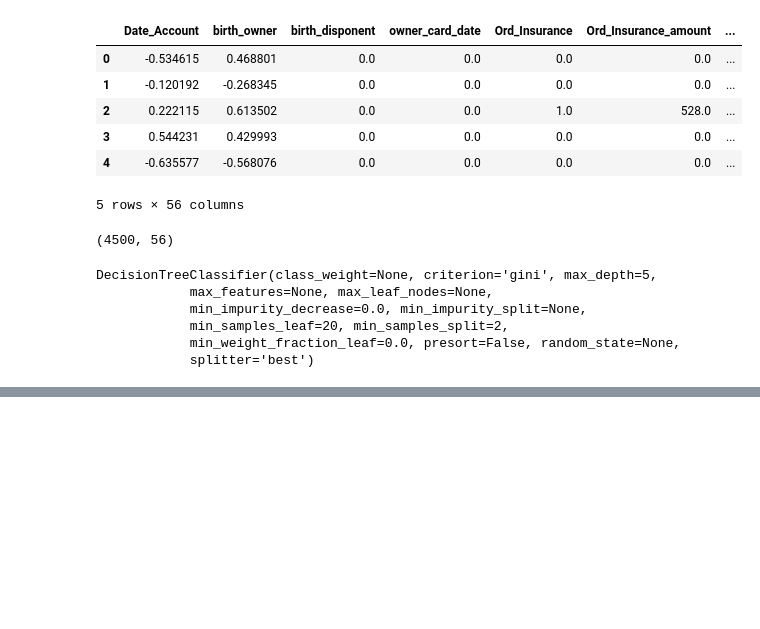
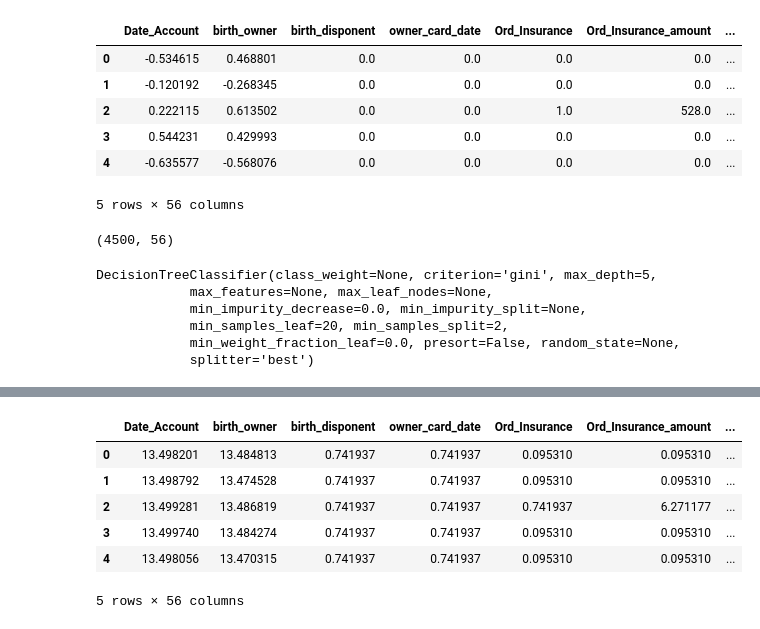
Before and after one commit to osmaac/master-data-science, a Jupyter notebook: Tenencia del producto préstamo-Copy1.ipynb, the cells around one changed output, grey strips where cells are left out. Cells and saved outputs as stored; diff of their text form; code cells hidden in the pictures; blank space fills up the shorter version.

```diff
--- a/Tenencia del producto préstamo-Copy1.ipynb
+++ b/Tenencia del producto préstamo-Copy1.ipynb
@@ -859,0 +1136,14 @@ tn: 738  fp: 19  fn: 108  tp: 35
+# %%
+#Creamos un DataFrame a partir del DataFrame X3 (una vez eliminadas las 3 variables que conteníanla información de la variable
+#dependiente), aplicando logaritmo a las variables que consideramos numéricas y dejando las categóricas igual.
+X_log= pd.concat([X3_log,X3_cat], axis = 1)
+# %%
+X_log.head()
+# %% [output]
+|  | Date_Account | birth_owner | birth_disponent | owner_card_date | Ord_Insurance | Ord_Insurance_amount | ... |
+| 0 | 13.498201 | 13.484813 | 0.741937 | 0.741937 | 0.095310 | 0.095310 | ... |
+| 1 | 13.498792 | 13.474528 | 0.741937 | 0.741937 | 0.095310 | 0.095310 | ... |
+| 2 | 13.499281 | 13.486819 | 0.741937 | 0.741937 | 0.741937 | 6.271177 | ... |
+| 3 | 13.499740 | 13.484274 | 0.741937 | 0.741937 | 0.095310 | 0.095310 | ... |
+| 4 | 13.498056 | 13.470315 | 0.741937 | 0.741937 | 0.095310 | 0.095310 | ... |
+5 rows × 56 columns
```
Also changed, not shown: parts of 98 cells of this notebook.
